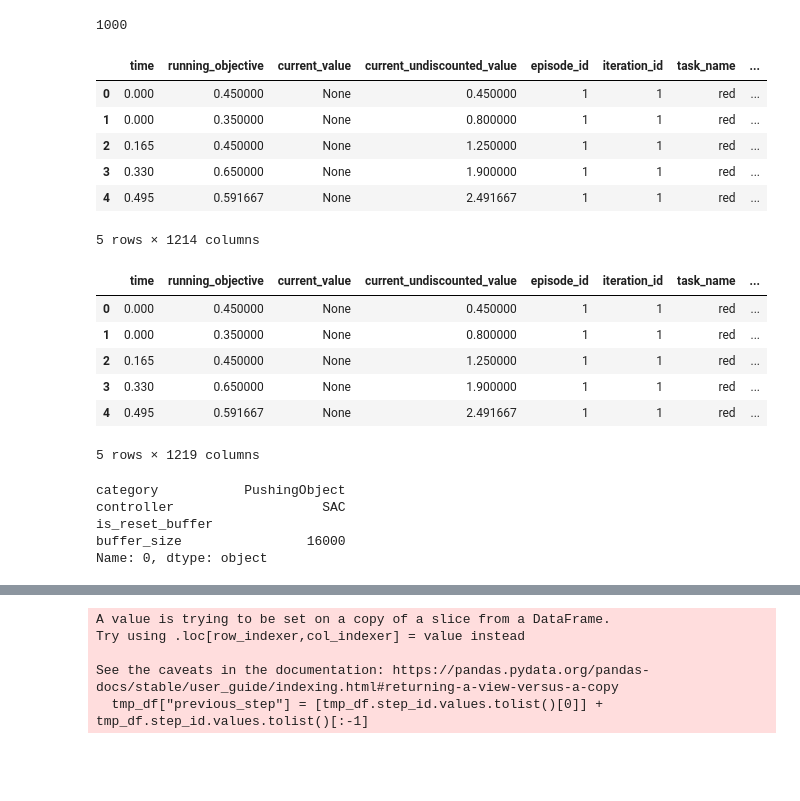
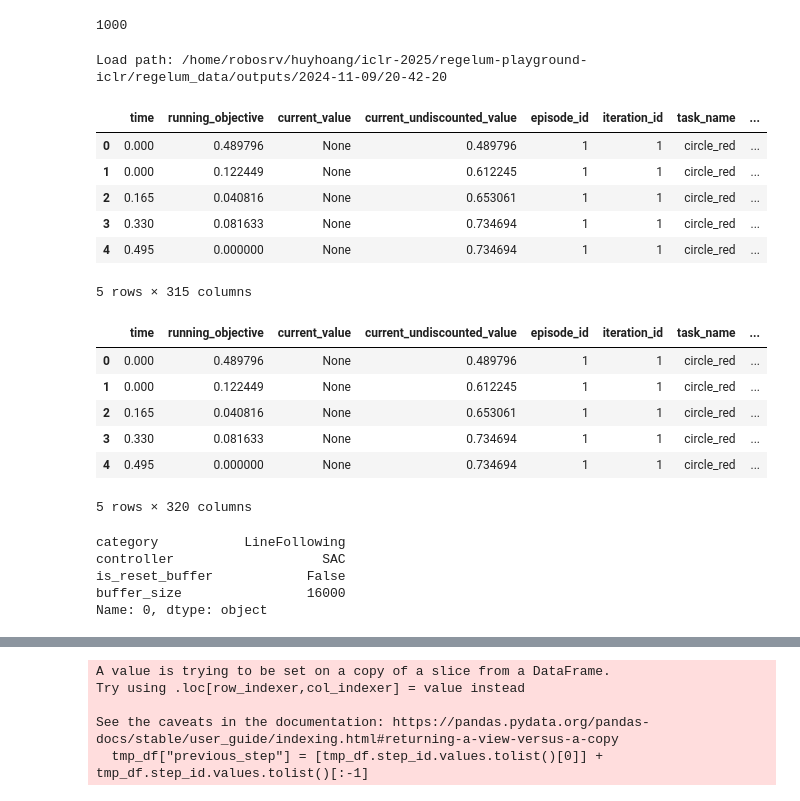
Before and after one commit to thd-research/regelum-playground, a Jupyter notebook: notebooks/check_log.ipynb, the cells around one changed output, grey strips where cells are left out. Drawn from its saved outputs; the diff is of its cells as text; code cells hidden in the pictures; blank space fills up the shorter version.

Commit message:
add line following

```diff
--- a/notebooks/check_log.ipynb
+++ b/notebooks/check_log.ipynb
@@ -32,40 +32,47 @@ end_datetime_str = "2024-11-05 08-00-00"
 # end_datetime_str = start_datetime_str = "2024-11-06 12-08-58"
 
 # contain large buffer and reset buffer [true, false]
 start_datetime_str = "2024-11-06 12-08-58"
 end_datetime_str = "2024-11-06 13-27-35"
 
 # contain large buffer and reset buffer [true, false] with bugfix on robot pursuit
 start_datetime_str = "2024-11-07 08-38-32"
 end_datetime_str = "2024-11-07 10-41-32"
 
 # end_datetime_str = start_datetime_str = "2024-11-07 11-31-51"
-end_datetime_str = start_datetime_str = "2024-11-07 14-27-14"
+end_datetime_str = start_datetime_str = "2024-11-09 14-13-27"
 
 # Full run at server
 start_datetime_str = "2024-11-07 14-35-44"
 end_datetime_str = "2024-11-08 04-58-17"
 
 # Test
 end_datetime_str = start_datetime_str = "2024-11-08 21-30-23"
+end_datetime_str = start_datetime_str = "2024-11-09 20-42-20"
+
+
+# Full SAC run at server
+# start_datetime_str = "2024-11-08 22-32-12"
+# end_datetime_str = "2024-11-09 06-05-21"
 
 df = get_df_from_datetime_range(start_datetime_str,
                                 end_datetime_str,
                                 decay_rate=DECAY_RATE,
                                 max_iter=np.inf,
                                 validity_check=False,
                                 reload=False
                                 )
 
 df.head()
 # %% [output]
+Load path: /home/robosrv/huyhoang/iclr-2025/regelum-playground-iclr/regelum_data/outputs/2024-11-09/20-42-20
 |  | time | running_objective | current_value | current_undiscounted_value | episode_id | iteration_id | task_name | ... |
-| 0 | 0.000 | 0.450000 | None | 0.450000 | 1 | 1 | red | ... |
-| 1 | 0.000 | 0.350000 | None | 0.800000 | 1 | 1 | red | ... |
-| 2 | 0.165 | 0.450000 | None | 1.250000 | 1 | 1 | red | ... |
-| 3 | 0.330 | 0.650000 | None | 1.900000 | 1 | 1 | red | ... |
-| 4 | 0.495 | 0.591667 | None | 2.491667 | 1 | 1 | red | ... |
+| 0 | 0.000 | 0.489796 | None | 0.489796 | 1 | 1 | circle_red | ... |
+| 1 | 0.000 | 0.122449 | None | 0.612245 | 1 | 1 | circle_red | ... |
+| 2 | 0.165 | 0.040816 | None | 0.653061 | 1 | 1 | circle_red | ... |
+| 3 | 0.330 | 0.081633 | None | 0.734694 | 1 | 1 | circle_red | ... |
+| 4 | 0.495 | 0.000000 | None | 0.734694 | 1 | 1 | circle_red | ... |
-5 rows × 1214 columns
+5 rows × 315 columns
 # %%
 exp_config = df.exp_config.values[0]
 df = df.reindex()
@@ -89,18 +96,18 @@ df = pd.concat([df, tmp], axis=1)
 df.head()
 # %% [output]
 |  | time | running_objective | current_value | current_undiscounted_value | episode_id | iteration_id | task_name | ... |
-| 0 | 0.000 | 0.450000 | None | 0.450000 | 1 | 1 | red | ... |
-| 1 | 0.000 | 0.350000 | None | 0.800000 | 1 | 1 | red | ... |
-| 2 | 0.165 | 0.450000 | None | 1.250000 | 1 | 1 | red | ... |
-| 3 | 0.330 | 0.650000 | None | 1.900000 | 1 | 1 | red | ... |
-| 4 | 0.495 | 0.591667 | None | 2.491667 | 1 | 1 | red | ... |
+| 0 | 0.000 | 0.489796 | None | 0.489796 | 1 | 1 | circle_red | ... |
+| 1 | 0.000 | 0.122449 | None | 0.612245 | 1 | 1 | circle_red | ... |
+| 2 | 0.165 | 0.040816 | None | 0.653061 | 1 | 1 | circle_red | ... |
+| 3 | 0.330 | 0.081633 | None | 0.734694 | 1 | 1 | circle_red | ... |
+| 4 | 0.495 | 0.000000 | None | 0.734694 | 1 | 1 | circle_red | ... |
-5 rows × 1219 columns
+5 rows × 320 columns
 # %%
 pd.Series(tmp.iloc[0], index=["category", "controller", "is_reset_buffer", "buffer_size"])
 # %% [output]
-category           PushingObject
+category           LineFollowing
 controller                   SAC
-is_reset_buffer
+is_reset_buffer            False
 buffer_size                16000
 Name: 0, dtype: object
 # %%
```
Also changed, not shown: parts of 12 cells of this notebook, 5 other files.
